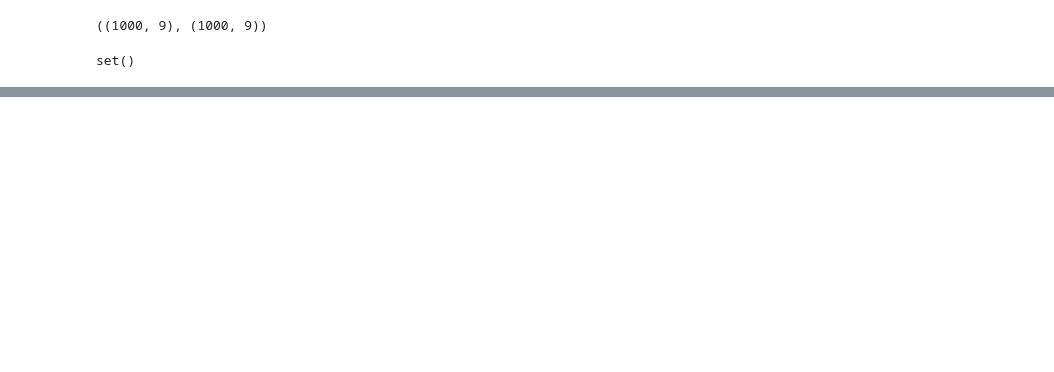
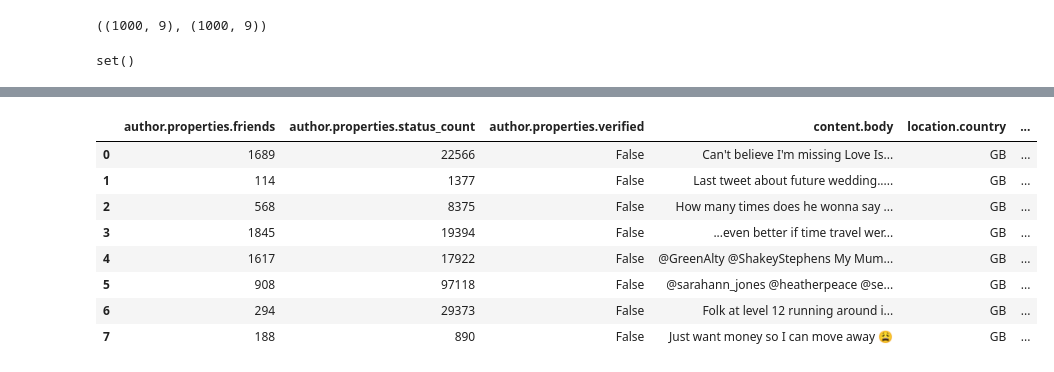
Before and after one commit to eepgwde/blkswn, a Jupyter notebook: blkswn.ipynb, the cells around one changed output, grey strips where cells are left out. Cells and saved outputs as stored; diff of their text form; code cells hidden in the pictures; blank space fills up the shorter version.

```diff
--- a/blkswn.ipynb
+++ b/blkswn.ipynb
@@ -195,0 +243,2 @@ Name: 0, dtype: object
+# %%
+df['properties.sentiment'] = df['properties.sentiment'].astype('int')
@@ -195,0 +259,5 @@ Name: 0, dtype: object
+# %%
+zdf = df
+
+labels=('ugly', 'bad', 'good')
+zdf['s'] = pd.cut(zdf['properties.sentiment'], range(-1, 3), right=False, labels=labels)
@@ -195,0 +279,3 @@ Name: 0, dtype: object
+# %%
+s1 = pd.Categorical(zdf['s'], categories=["ugly", "bad", "good"], ordered=True)
+s1
@@ -195,0 +286,2 @@ Name: 0, dtype: object
+# %%
+zdf['s1'] = s1
@@ -195,0 +300,17 @@ Name: 0, dtype: object
+# %%
+zdf = zdf.drop(['s'], axis=1)
+zdf.head(8)
+df = zdf
+zdf = None
+df.to_pickle("./bak/blkswn1.pkl")
+df.to_json("./bak/blkswn1.json", orient='records')
+# %% [output]
+|  | author.properties.friends | author.properties.status_count | author.properties.verified | content.body | location.country | ... |
+| 0 | 1689 | 22566 | False | Can't believe I'm missing Love Is... | GB | ... |
+| 1 | 114 | 1377 | False | Last tweet about future wedding..... | GB | ... |
+| 2 | 568 | 8375 | False | How many times does he wonna say ... | GB | ... |
+| 3 | 1845 | 19394 | False | ...even better if time travel wer... | GB | ... |
+| 4 | 1617 | 17922 | False | @GreenAlty @ShakeyStephens My Mum... | GB | ... |
+| 5 | 908 | 97118 | False | @sarahann_jones @heatherpeace @se... | GB | ... |
+| 6 | 294 | 29373 | False | Folk at level 12 running around i... | GB | ... |
+| 7 | 188 | 890 | False | Just want money so I can move away 😩 | GB | ... |
```
Also changed, not shown: parts of 38 cells of this notebook, 1 other file.
